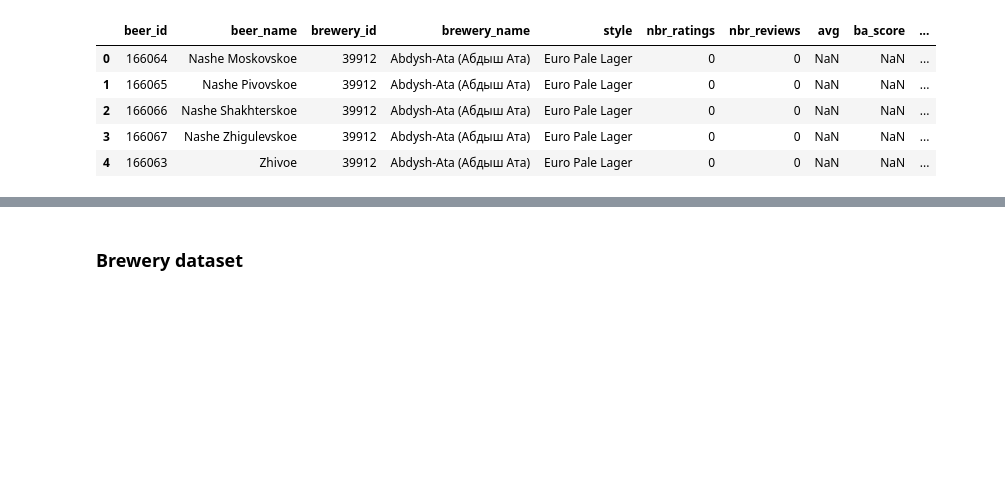
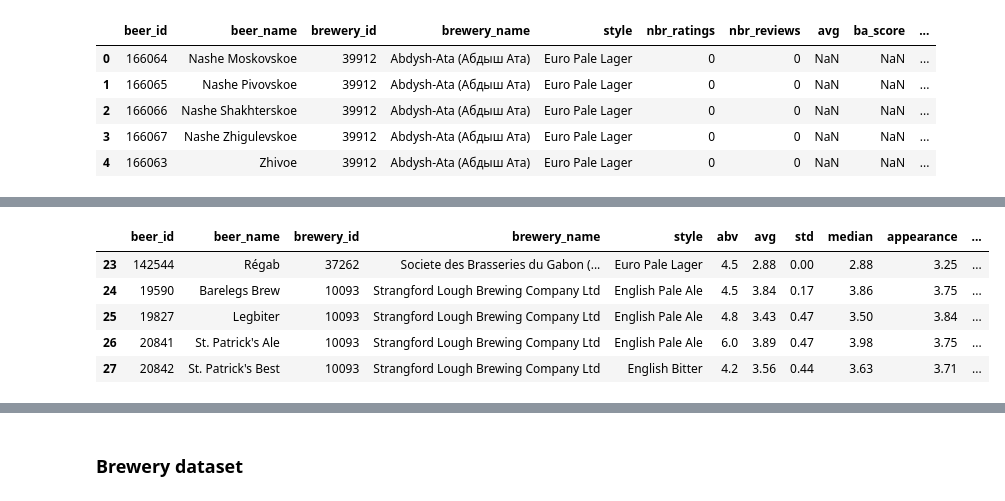
Before and after one commit to epfl-ada/ada-2024-project-sadamasochists, a Jupyter notebook: src/data/Cleaning.ipynb, the cells around one changed output, grey strips where cells are left out. Saved outputs shown, nothing was run; the diff lists cells and outputs as text; code cells hidden in the pictures; blank space fills up the shorter version.

Commit message:
Updated the cleaning of the data Added some useful informations to the README

```diff
--- a/src/data/Cleaning.ipynb
+++ b/src/data/Cleaning.ipynb
@@ -74,6 +72,10 @@ def describe_number(df: pd.DataFrame, filters=[]) -> None:
 			col_75 = df[col].quantile(0.75)
 			content.append([col, col_type, col_min, col_max, col_mean, col_std, col_25, col_50, col_75])
 	print(tabulate(content, headers, tablefmt="psql", colalign=("left", "right", "right", "right", "right", "right", "right", "right", "right")))
+# %%
+# Plot on a map the data
+world = gpd.read_file("https://naciscdn.org/naturalearth/110m/cultural/ne_110m_admin_0_countries.zip").rename(columns={'ADMIN': 'name'})
+countries = np.array(world['name'].unique())
 # %% [markdown]
 ## Data exploration
 # %%
@@ -599,10 +582,25 @@ df_beers.head(5)
 | 26 | 20841 | St. Patrick's Ale | 10093 | Strangford Lough Brewing Company Ltd | English Pale Ale | 2 | 6 | 3.86 | NaN | ... |
 | 27 | 20842 | St. Patrick's Best | 10093 | Strangford Lough Brewing Company Ltd | English Bitter | 14 | 47 | 3.56 | 82.0 | ... |
 # %%
-df_beers['avg'] = df_ratings_no_text['rating'].dropna().groupby(df_ratings_no_text['beer_id']).mean()
-df_beers['std'] = df_ratings_no_text['rating'].dropna().groupby(df_ratings_no_text['beer_id']).std()
-df_beers['median'] = df_ratings_no_text['rating'].dropna().groupby(df_ratings_no_text['beer_id']).median()
-df_beers['appearance'] = df_ratings_no_text['appearance'].dropna().groupby(df_ratings_no_text['beer_id']).mean()
-df_beers['palate'] = df_ratings_no_text['palate'].dropna().groupby(df_ratings_no_text['beer_id']).mean()
-df_beers['aroma'] = df_ratings_no_text['aroma'].dropna().groupby(df_ratings_no_text['beer_id']).mean()
-df_beers['overall'] = df_ratings_no_text['overall'].dropna().groupby(df_ratings_no_text['beer_id']).mean()
+mean_rating = df_ratings_no_text['rating'].groupby(df_ratings_no_text['beer_id']).mean().round(2)
+df_beers['avg'] = df_beers['beer_id'].map(mean_rating).fillna(0)
+
+std_rating = df_ratings_no_text['rating'].groupby(df_ratings_no_text['beer_id']).std().round(2)
+df_beers['std'] = df_beers['beer_id'].map(std_rating).fillna(0)
+
+median_rating = df_ratings_no_text['rating'].groupby(df_ratings_no_text['beer_id']).median().round(2)
+df_beers['median'] = df_beers['beer_id'].map(median_rating).fillna(0)
+
+appearance_rating = df_ratings_no_text['appearance'].groupby(df_ratings_no_text['beer_id']).mean().round(2)
+df_beers['appearance'] = df_beers['beer_id'].map(appearance_rating).fillna(0)
+
+palate_rating = df_ratings_no_text['palate'].groupby(df_ratings_no_text['beer_id']).mean().round(2)
+df_beers['palate'] = df_beers['beer_id'].map(palate_rating).fillna(0)
+
+aroma_rating = df_ratings_no_text['aroma'].groupby(df_ratings_no_text['beer_id']).mean().round(2)
+df_beers['aroma'] = df_beers['beer_id'].map(aroma_rating).fillna(0)
+
+overall_rating = df_ratings_no_text['overall'].groupby(df_ratings_no_text['beer_id']).mean().round(2)
+df_beers['overall'] = df_beers['beer_id'].map(overall_rating).fillna(0)
+
+df_beers.head(5)
@@ -609,2 +614,13 @@ df_beers['overall'] = df_ratings_no_text['overall'].dropna().groupby(df_ratings_
+# %%
+columns_ordering = ['beer_id','beer_name','brewery_id','brewery_name','style','abv','avg','std','median','appearance','aroma','palate','overall','nbr_ratings','nbr_reviews','nbr_interactions']
+df_beers = df_beers[columns_ordering]
+df_beers.head(5)
+# %% [output]
+|  | beer_id | beer_name | brewery_id | brewery_name | style | abv | avg | std | median | appearance | ... |
+| 23 | 142544 | Régab | 37262 | Societe des Brasseries du Gabon (... | Euro Pale Lager | 4.5 | 2.88 | 0.00 | 2.88 | 3.25 | ... |
+| 24 | 19590 | Barelegs Brew | 10093 | Strangford Lough Brewing Company Ltd | English Pale Ale | 4.5 | 3.84 | 0.17 | 3.86 | 3.75 | ... |
+| 25 | 19827 | Legbiter | 10093 | Strangford Lough Brewing Company Ltd | English Pale Ale | 4.8 | 3.43 | 0.47 | 3.50 | 3.84 | ... |
+| 26 | 20841 | St. Patrick's Ale | 10093 | Strangford Lough Brewing Company Ltd | English Pale Ale | 6.0 | 3.89 | 0.47 | 3.98 | 3.75 | ... |
+| 27 | 20842 | St. Patrick's Best | 10093 | Strangford Lough Brewing Company Ltd | English Bitter | 4.2 | 3.56 | 0.44 | 3.63 | 3.71 | ... |
 # %%
 df_beers.to_parquet(f"{DST_DATA_PATH}/beers.pq")
```
Also changed, not shown: parts of 33 cells of this notebook, 2 other files.
